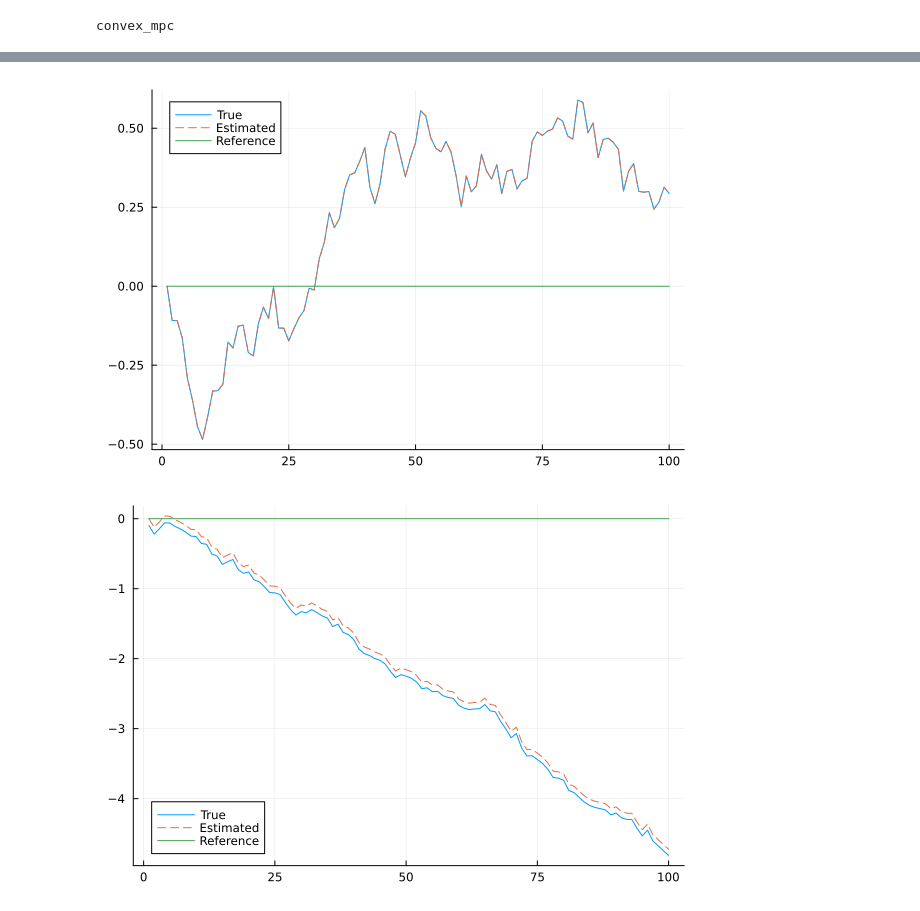
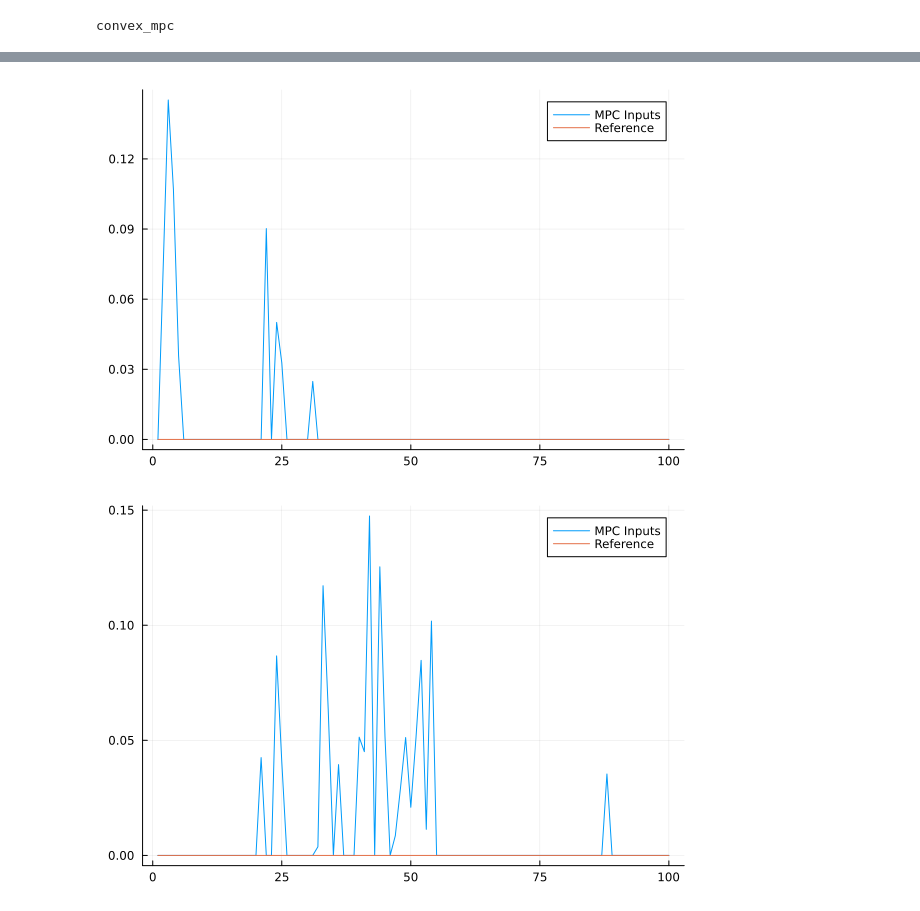
Before and after one commit to scott-wade/MPCwZAC, a Jupyter notebook: Quad_KF.ipynb, the cells around one changed output, grey strips where cells are left out. Drawn from its saved outputs; the diff is of its cells as text; code cells hidden in the pictures.

```diff
--- a/Quad_KF.ipynb
+++ b/Quad_KF.ipynb
@@ -193,7 +193,7 @@ state_eq = zeros(n_states)
 input_eq = [9.81, 0, 0, 0]
 
 # MPC Parameters
-Q = I * 0.1
+Q = I * 10
 R = I * 0.1
 N_mpc = 20
 u_min = zeros(n_inputs)
@@ -214,16 +214,17 @@ P = I(n_states)
 true_state = zeros(n_states)
 measurements = true_state
 
-
 # Generate hover trajectory for hexrotor
-X_ref, Uref = create_ref_hover(N+N_mpc, dt, n_inputs, mass)
+X_ref, U_ref = create_ref_hover(N+N_mpc, dt, n_inputs, mass)
 
 # check dimensions
 @assert length(X_ref[1]) == n_states
-@assert length(Uref[1]) == n_inputs
+@assert length(U_ref[1]) == n_inputs
 
 true_states = []
 estimated_states = []
+inputs = []
+
 
 # Update simulation loop to include wind update
 for i in time
@@ -231,7 +232,7 @@ for i in time
     #wind_velocity = update_wind(wind_velocity, dt, wind_intensity)
 
     # Linearize system and run KF
-    A, B = linearize(x_hat, u_mpc, dt)
+    A, B = linearize(X_ref[1], U_ref[1], dt)
     C = I(n_states)
     D = zeros(n_states, n_inputs)
 
@@ -245,6 +246,7 @@ for i in time
     # TODO: call convex mpc controller with state estimate
     u_mpc = convex_mpc(A, B, X_ref_tilde, x_hat, u_min, u_max, N_mpc, wind_dynamics, wind_velocity)
 
+    push!(inputs, u_mpc)
 
     true_state = quadrotor_dynamics(x_hat, u_mpc, dt)
     push!(true_states, true_state)
@@ -257,15 +262,21 @@ end
 # Convert results to arrays for plotting
 true_states_plot = hcat(true_states...)
 estimated_states_plot = hcat(estimated_states...)
-U_ref_plot = hcat(Uref...)
+U_ref_plot = hcat(U_ref...)
 X_ref_plot = hcat(X_ref...)
+inputs_plot = hcat(inputs...)
 
 
 # Plotting
-for i in 1:n_states
+for i in 1:3
     p = plot(time, true_states_plot[i, :], label="True")
     plot!(time, estimated_states_plot[i, :], label="Estimated", linestyle=:dash)
     plot!(time, X_ref_plot[i, 1:N], label = "Reference")
     display(p)
 end
+for i in 1:n_inputs
+    p = plot(time, inputs_plot[i, :], label="MPC Inputs")
+    plot!(time, U_ref_plot[i, 1:N], label = "Reference")
+    display(p)
+end
 # %% [output]
@@ -276,2 +287,2 @@ end
-[figure, old version]
+[figure, new version]
-[figure, old version]
+[figure, new version]
```
Also changed, not shown: parts of 2 cells of this notebook, 1 other file.
